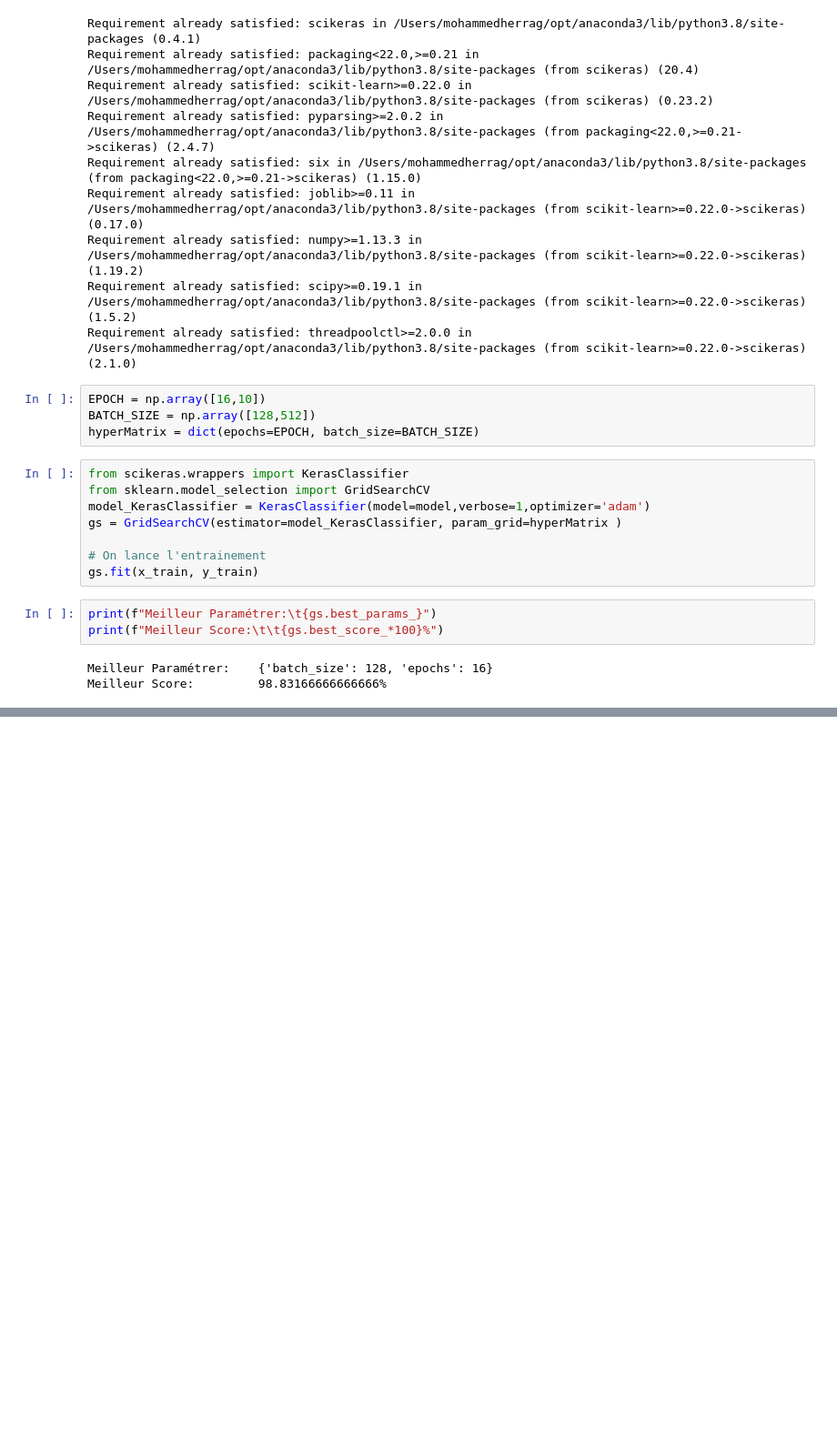
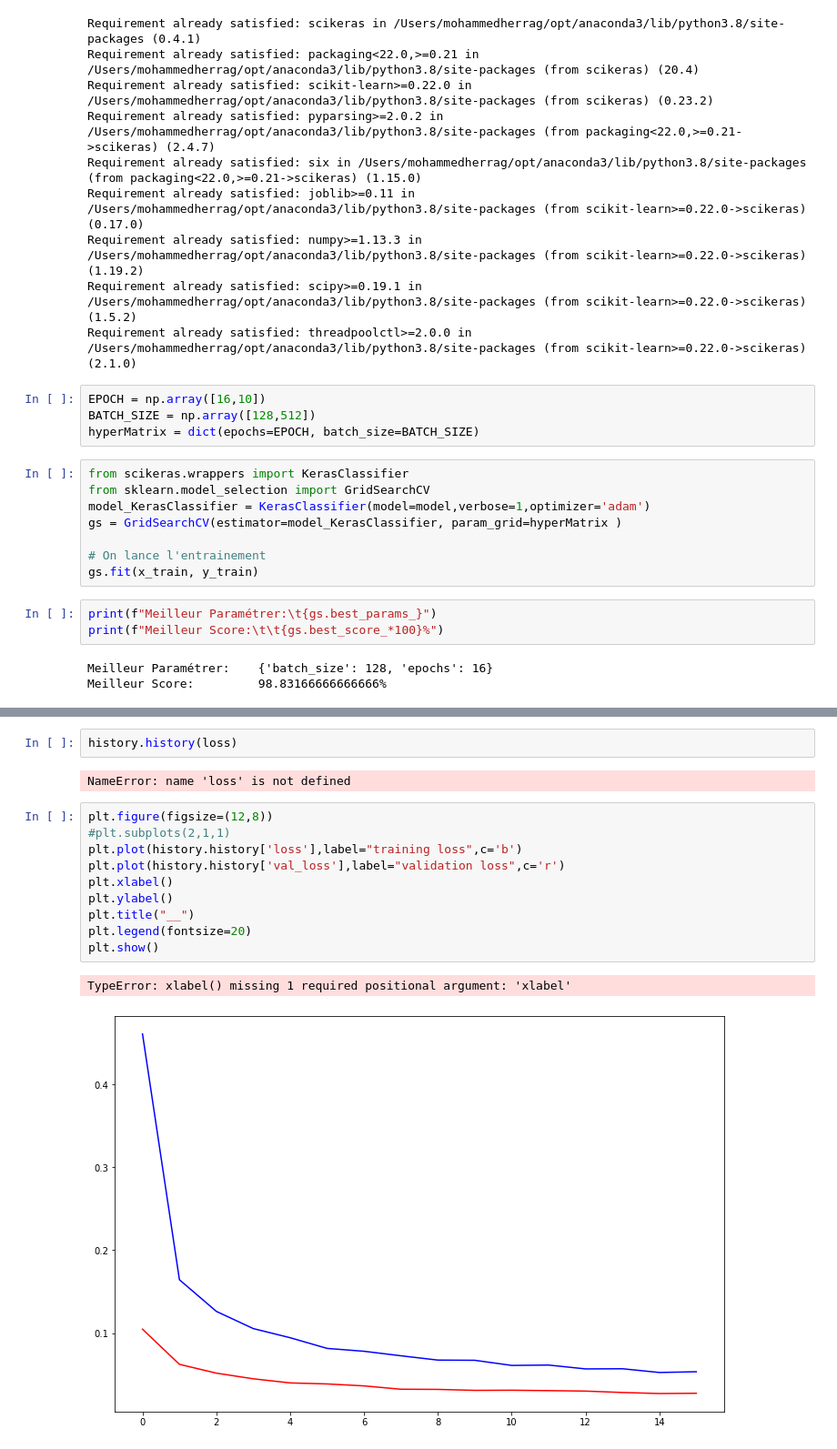
Before and after one commit to Herrag-Mohammed/classification_des_images-MNIST-_avec_CNN, a Jupyter notebook: cnn.ipynb, the cells around one changed output, grey strips where cells are left out. Shown at 91% size. Drawn from its saved outputs; the diff is of its cells as text; blank space fills up the shorter version.

```diff
--- a/cnn.ipynb
+++ b/cnn.ipynb
@@ -140,0 +142,17 @@ score
+# %%
+history.history(loss)
+# %% [output]
+NameError: name 'loss' is not defined
+# %%
+plt.figure(figsize=(12,8))
+#plt.subplots(2,1,1)
+plt.plot(history.history['loss'],label="training loss",c='b')
+plt.plot(history.history['val_loss'],label="validation loss",c='r')
+plt.xlabel()
+plt.ylabel()
+plt.title("__")
+plt.legend(fontsize=20)
+plt.show()
+# %% [output]
+TypeError: xlabel() missing 1 required positional argument: 'xlabel'
+[figure, added]
```
Also changed, not shown: parts of 3 cells of this notebook.
